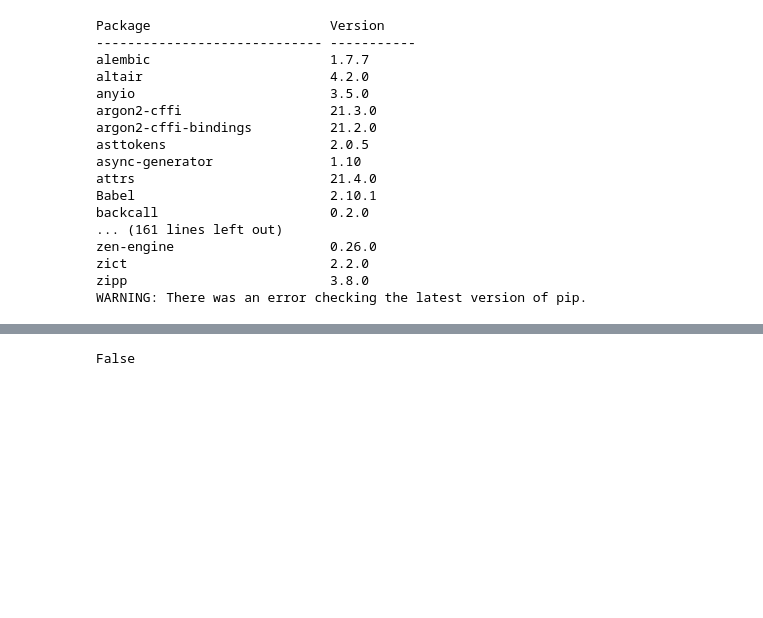
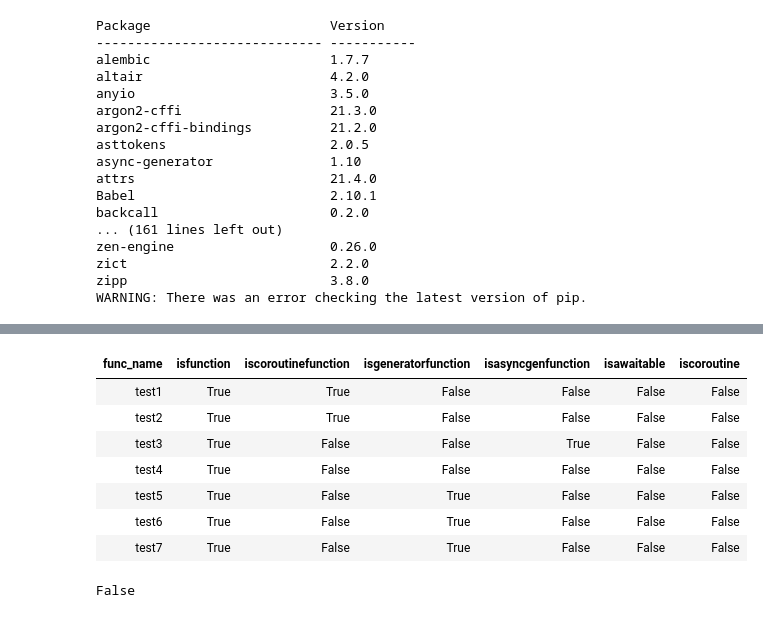
Before and after one commit to republicroad/republic, a Jupyter notebook: jupyter/python_inspect.ipynb, the cells around one changed output, grey strips where cells are left out. Saved outputs shown, nothing was run; the diff lists cells and outputs as text; code cells hidden in the pictures; blank space fills up the shorter version.

```diff
--- a/jupyter/python_inspect.ipynb
+++ b/jupyter/python_inspect.ipynb
@@ -22,14 +31,8 @@ WARNING: There was an error checking the latest version of pip.
 import inspect
 import asyncio
 
-async def test1():
-    return 1
 
 async def test1():
-    return 1
-
-async def test2():
-    await asyncio.sleep(0)
     return 1
 
 async def test2():
@@ -96,0 +109,5 @@ Base 0 means to interpret the base from the string as an integer literal.
+# %%
+from inspect import isfunction,iscoroutinefunction,isgeneratorfunction,isasyncgenfunction,isawaitable,iscoroutine
+func_name = lambda x: x.__name__
+func_name.__name__ = "func_name"
+funcs=[func_name, isfunction,iscoroutinefunction,isgeneratorfunction,isasyncgenfunction,isawaitable,iscoroutine]
@@ -96,0 +124,18 @@ Base 0 means to interpret the base from the string as an integer literal.
+# %%
+table = PrettyTable()
+table.field_names = [i.__name__ for i in funcs]
+a1 = test1()
+a2 = test2()
+a3 = test3()
+a4 = test4()
+table.add_rows(
+    [
+        [f(test1) for f in funcs],
+        [f(test2) for f in funcs],
+        [f(test3) for f in funcs],
+        [f(test4) for f in funcs],
+        [f(test5) for f in funcs],
+        [f(test6) for f in funcs],
+        [f(test7) for f in funcs],
+    ]
+)
@@ -97,3 +145,14 @@ Base 0 means to interpret the base from the string as an integer literal.
+# %%
+HTML(table.get_formatted_string("html"))
+# %% [output]
+| func_name | isfunction | iscoroutinefunction | isgeneratorfunction | isasyncgenfunction | isawaitable | iscoroutine |
+| test1 | True | True | False | False | False | False |
+| test2 | True | True | False | False | False | False |
+| test3 | True | False | False | True | False | False |
+| test4 | True | False | False | False | False | False |
+| test5 | True | False | True | False | False | False |
+| test6 | True | False | True | False | False | False |
+| test7 | True | False | True | False | False | False |
 # %%
 inspect.isfunction(test1)
 inspect.isfunction(test2)
```
Also changed, not shown: parts of 20 cells of this notebook, 6 other files.
